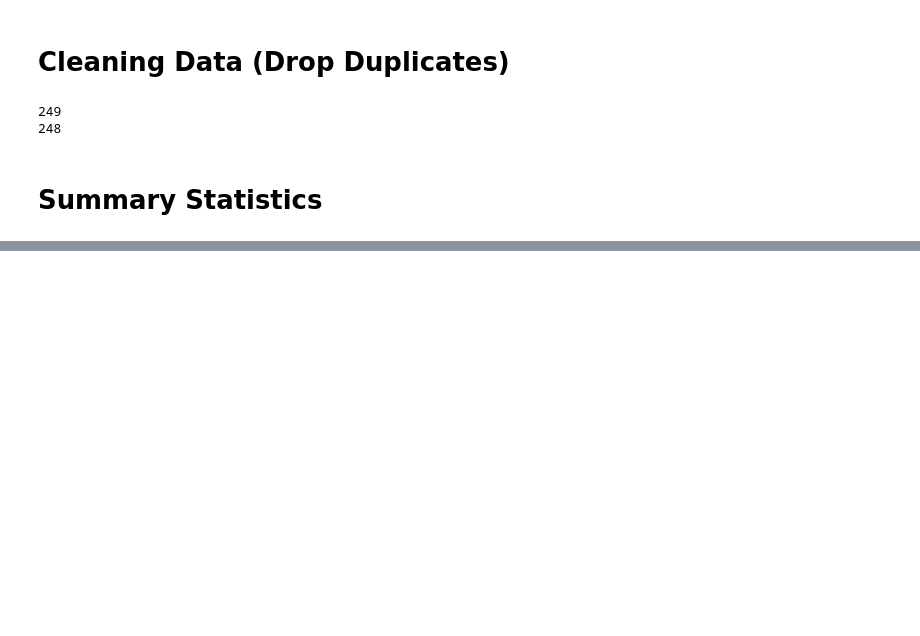
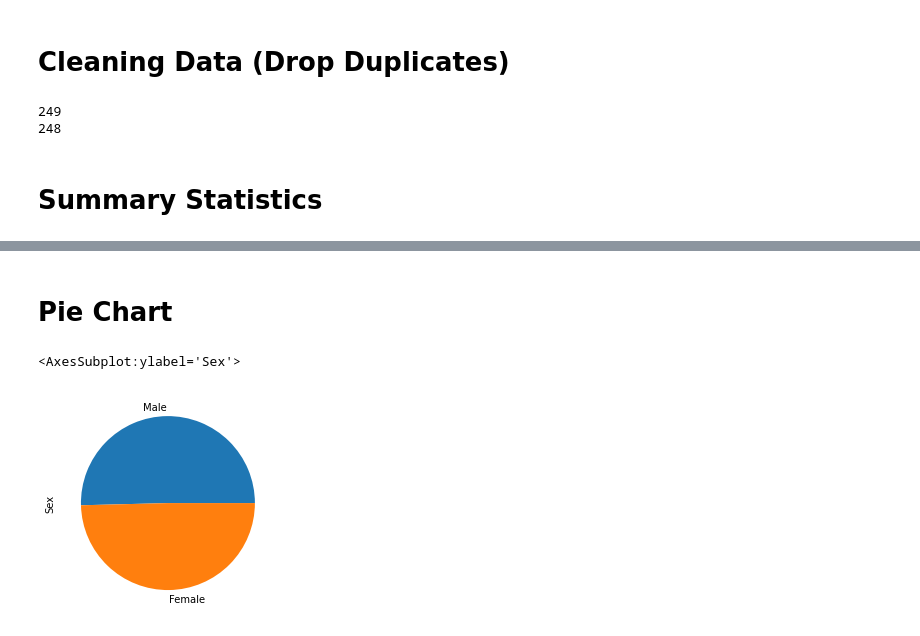
Before and after one commit to awesomepack/Pymaceuticals, a Jupyter notebook: Pymaceuticals.ipynb, the cells around one changed output, grey strips where cells are left out. Cells and saved outputs as stored; diff of their text form; code cells hidden in the pictures; blank space fills up the shorter version.

```diff
--- a/Pymaceuticals.ipynb
+++ b/Pymaceuticals.ipynb
@@ -135,0 +147,16 @@ AttributeError: 'Rectangle' object has no property 'axis'
+# %% [markdown]
+# Pie Chart
+# %%
+#Charts will show the gender distribution of mice in the entire study
+
+#Removing duplicate mice ID for the gender distribution
+unique_mice_df = SCC_growth.drop_duplicates(subset= 'Mouse ID')
+
+#subsetting by gender
+gender_counts = unique_mice_df['Sex'].value_counts()
+
+#return and add a legend and labels
+gender_counts.plot.pie()
+# %% [output]
+<AxesSubplot:ylabel='Sex'>
+[figure, added]
```
Also changed, not shown: parts of 7 cells of this notebook.
